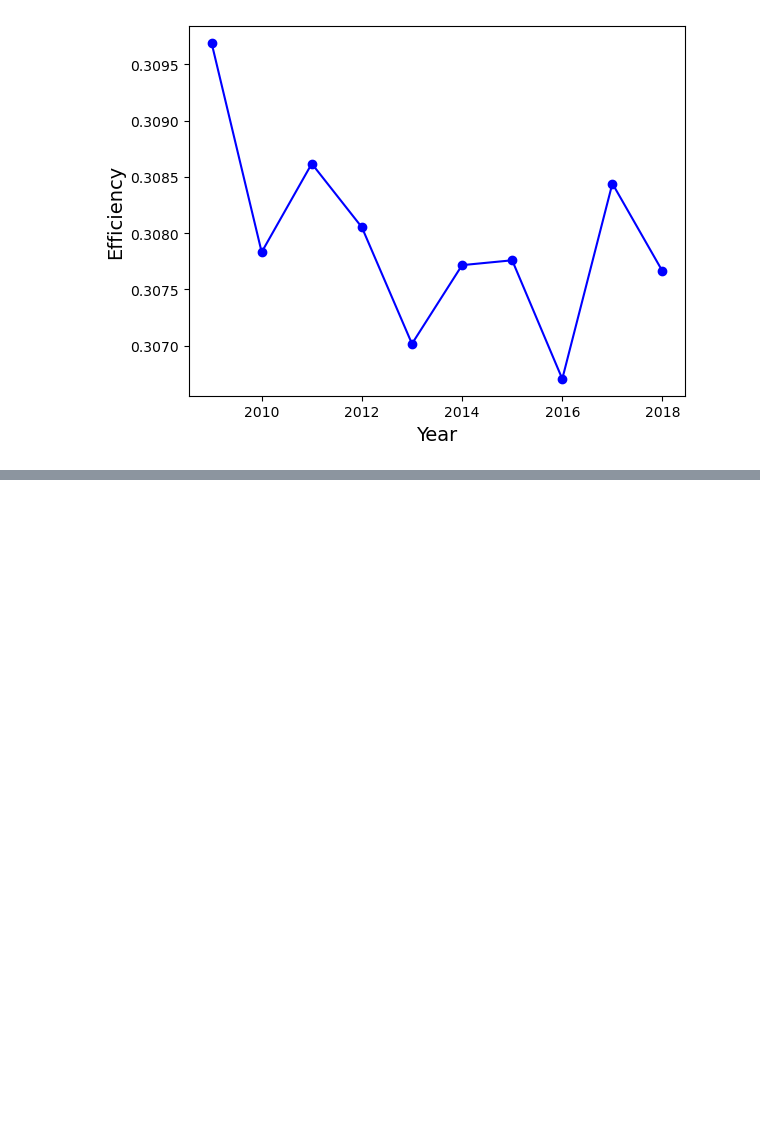
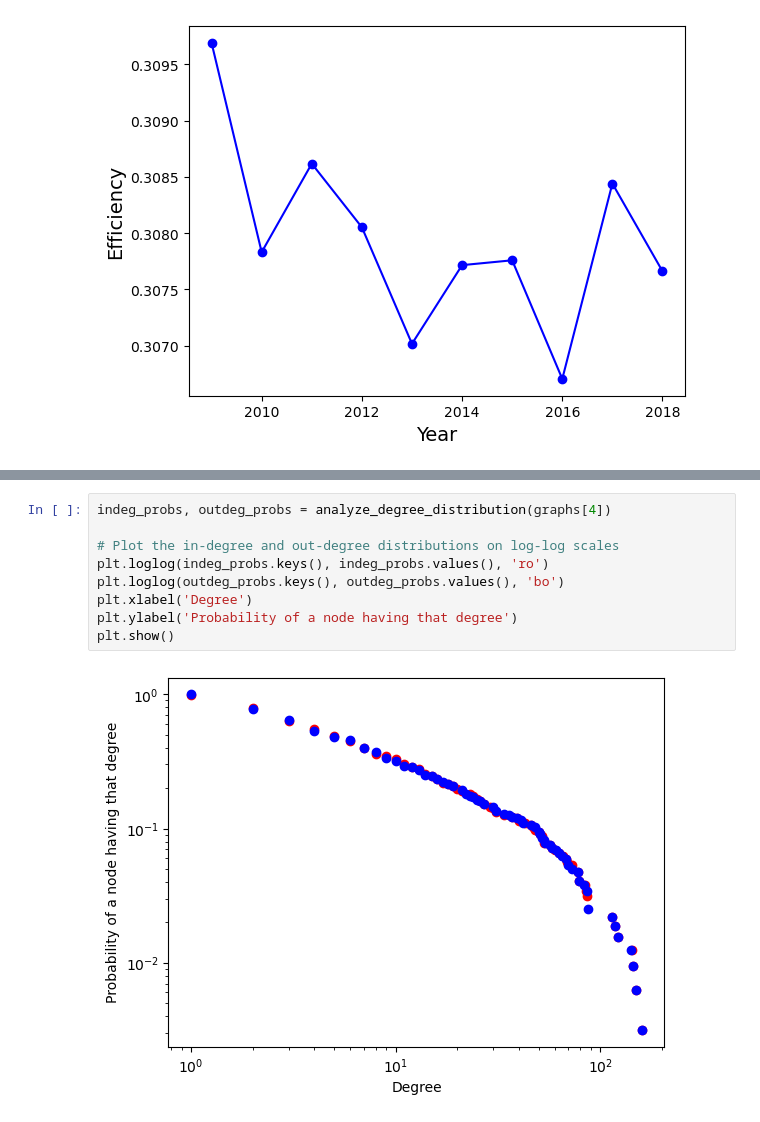
Before and after one commit to cheungbrenden/math168project, a Jupyter notebook: brenden_graphs.ipynb, the cells around one changed output, grey strips where cells are left out. Drawn from its saved outputs; the diff is of its cells as text; blank space fills up the shorter version.

```diff
--- a/brenden_graphs.ipynb
+++ b/brenden_graphs.ipynb
@@ -83,0 +95,11 @@ plt.savefig(f"./images/network_efficiency.jpg", format="jpg", bbox_inches="tight
+# %%
+indeg_probs, outdeg_probs = analyze_degree_distribution(graphs[4])
+
+# Plot the in-degree and out-degree distributions on log-log scales
+plt.loglog(indeg_probs.keys(), indeg_probs.values(), 'ro')
+plt.loglog(outdeg_probs.keys(), outdeg_probs.values(), 'bo')
+plt.xlabel('Degree')
+plt.ylabel('Probability of a node having that degree')
+plt.show()
+# %% [output]
+[figure, added]
```
Also changed, not shown: parts of 8 cells of this notebook, 2 other files.
